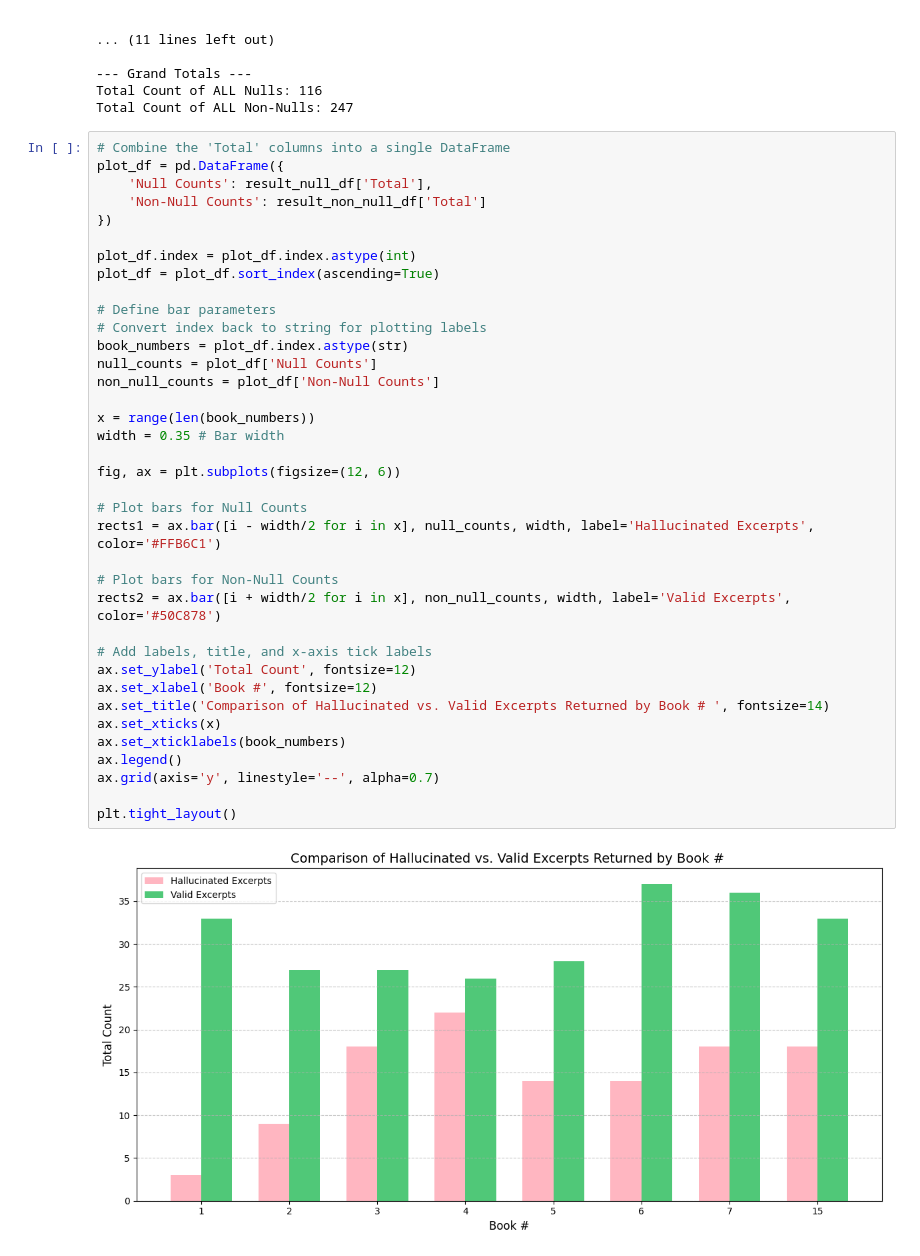
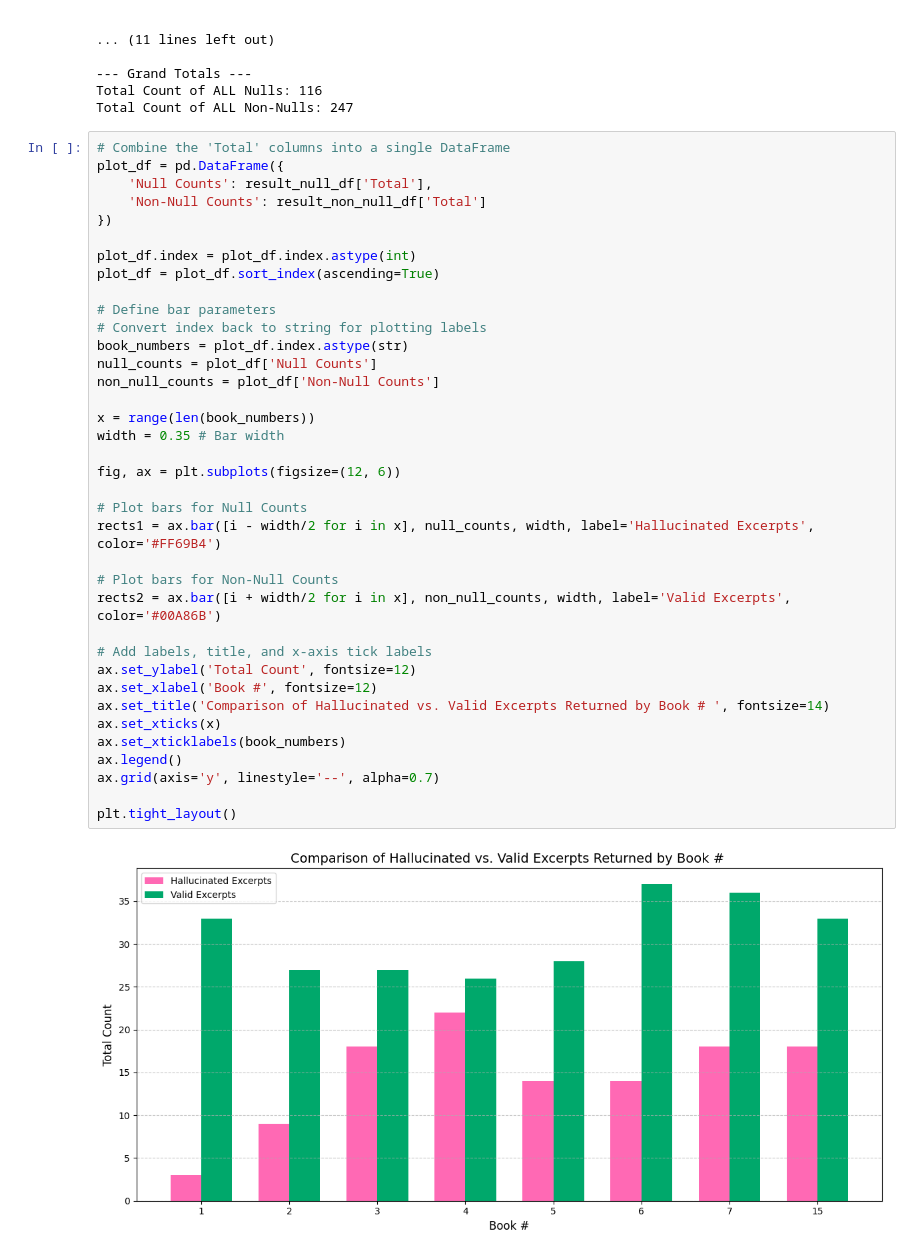
Before and after one commit to zymoncone/readiscoverers-backend, a Jupyter notebook: notebooks/gpt_excerpt_replacer.ipynb, the cells around one changed output. Drawn from its saved outputs; the diff is of its cells as text.

Commit message:
changed visual colors to match

```diff
--- a/notebooks/gpt_excerpt_replacer.ipynb
+++ b/notebooks/gpt_excerpt_replacer.ipynb
@@ -334,36 +334,36 @@ plot_df = pd.DataFrame({
 
 plot_df.index = plot_df.index.astype(int)
 plot_df = plot_df.sort_index(ascending=True)
 
 # Define bar parameters
 # Convert index back to string for plotting labels
 book_numbers = plot_df.index.astype(str)
 null_counts = plot_df['Null Counts']
 non_null_counts = plot_df['Non-Null Counts']
 
 x = range(len(book_numbers))
 width = 0.35 # Bar width
 
 fig, ax = plt.subplots(figsize=(12, 6))
 
 # Plot bars for Null Counts
-rects1 = ax.bar([i - width/2 for i in x], null_counts, width, label='Hallucinated Excerpts', color='#FFB6C1')
+rects1 = ax.bar([i - width/2 for i in x], null_counts, width, label='Hallucinated Excerpts', color='#FF69B4')
 
 # Plot bars for Non-Null Counts
-rects2 = ax.bar([i + width/2 for i in x], non_null_counts, width, label='Valid Excerpts', color='#50C878')
+rects2 = ax.bar([i + width/2 for i in x], non_null_counts, width, label='Valid Excerpts', color='#00A86B')
 
 # Add labels, title, and x-axis tick labels
 ax.set_ylabel('Total Count', fontsize=12)
 ax.set_xlabel('Book #', fontsize=12)
 ax.set_title('Comparison of Hallucinated vs. Valid Excerpts Returned by Book # ', fontsize=14)
 ax.set_xticks(x)
 ax.set_xticklabels(book_numbers)
 ax.legend()
 ax.grid(axis='y', linestyle='--', alpha=0.7)
 
 plt.tight_layout()
 # %% [output]
-[figure, old version]
+[figure, new version]
 # %% [markdown]
 <a style='text-decoration:none;line-height:16px;display:flex;color:#5B5B62;padding:10px;justify-content:end;' href='https://deepnote.com?utm_source=created-in-deepnote-cell&projectId=f3468430-3cb1-4d6e-8fbc-21329270417f' target="_blank">
 <img alt='Created in deepnote.com' style='display:inline;max-height:16px;margin:0px;margin-right:7.5px;' src='embedded-picture-1' > </img>
```
